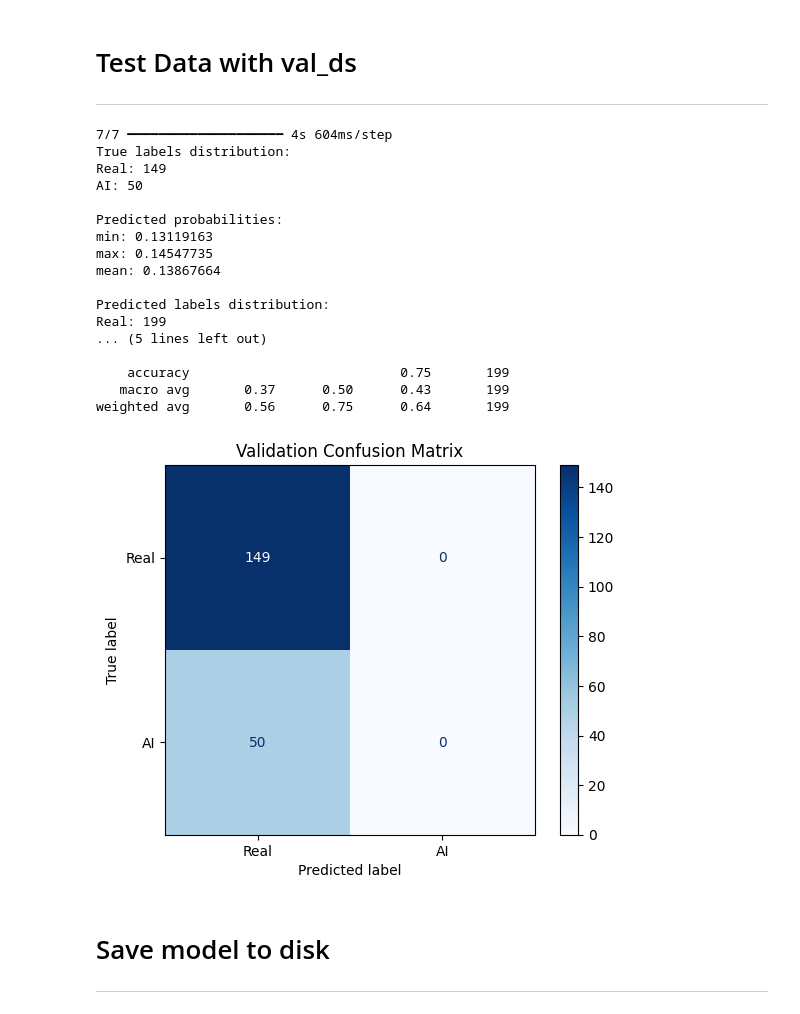
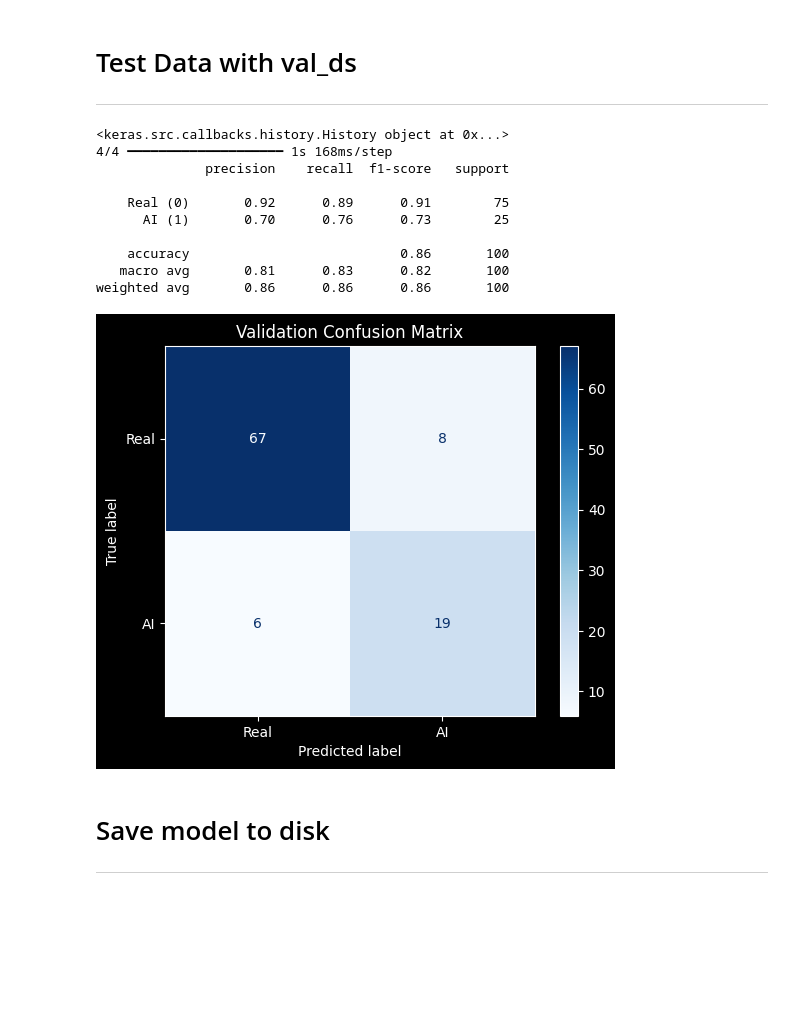
Before and after one commit to MonykTobias/CV, a Jupyter notebook: cnn_ai_vs_fake.ipynb, the cells around one changed output. Cells and saved outputs as stored; diff of their text form; code cells hidden in the pictures; blank space fills up the shorter version.

```diff
--- a/cnn_ai_vs_fake.ipynb
+++ b/cnn_ai_vs_fake.ipynb
@@ -144,6 +186,10 @@ train_ds = (tf.data.Dataset.from_tensor_slices((X_train, y_train))
             .batch(BATCH_SIZE)
             .prefetch(buffer_size=tf.data.AUTOTUNE))
 
+test_ds = ((tf.data.Dataset.from_tensor_slices((X_test, y_test)))
+           .batch(BATCH_SIZE)
+           .prefetch(buffer_size=tf.data.AUTOTUNE))
+
 val_ds = (tf.data.Dataset.from_tensor_slices((X_val, y_val))
           .batch(BATCH_SIZE)
           .prefetch(buffer_size=tf.data.AUTOTUNE))
@@ -253,29 +298,23 @@ model.compile(optimizer='adam', loss='binary_crossentropy', metrics=['accuracy']
 # Train the Model
 ---
 # %%
-# Collect labels only from the training dataset
-y_train = []
-
-for _, labels in train_ds:
-    y_train.extend(labels.numpy())
-
-y_train = np.array(y_train)
-
 # Compute class weights to handle class imbalance
 class_weights = compute_class_weight(
     class_weight='balanced',
     classes=np.unique(y_combined),
-    y=y_combined
+    y=y_train_expanded
 )
 
+# Add class weights to the model to handle class imbalance
 class_weight_dict = dict(enumerate(class_weights))
 
+# Stops training when the validation loss stops improving
 es = EarlyStopping(monitor='val_loss', patience=3, restore_best_weights=True)
 
 history = model.fit(
     train_ds,
     validation_data=val_ds,
-    epochs=10,
+    epochs=20,
     class_weight=class_weight_dict,
     callbacks=[es],
     verbose=1
@@ -294,67 +328,47 @@ Epoch 4/10
 ---
 # %%
 import numpy as np
-from sklearn.metrics import classification_report, confusion_matrix, ConfusionMatrixDisplay
-import matplotlib.pyplot as plt
+
+print(history)
 
 y_true = []
-for _, labels in val_ds:
+for _, labels in test_ds:
     y_true.extend(labels.numpy())
 y_true = np.array(y_true)
 
-y_pred_probs = model.predict(val_ds)
+y_pred_probs = model.predict(test_ds)
 
 # 3. Convert probabilities to binary choices (0 or 1)
 y_pred = (y_pred_probs >= 0.5).astype(int).flatten()
 
-print("True labels distribution:")
-print("Real:", np.sum(y_true == 0))
-print("AI:", np.sum(y_true == 1))
-
-print("\nPredicted probabilities:")
-print("min:", y_pred_probs.min())
-print("max:", y_pred_probs.max())
-print("mean:", y_pred_probs.mean())
-
-print("\nPredicted labels distribution:")
-print("Real:", np.sum(y_pred == 0))
-print("AI:", np.sum(y_pred == 1))
+from sklearn.metrics import classification_report
 
 # Print precision, recall, and F1-score
-print(classification_report(
-    y_true,
-    y_pred,
-    target_names=['Real (0)', 'AI (1)'],
-    zero_division=0
-))
+print(classification_report(y_true, y_pred, target_names=['Real (0)', 'AI (1)']))
+
+import matplotlib.pyplot as plt
+from sklearn.metrics import confusion_matrix, ConfusionMatrixDisplay
 
 # Compute the confusion matrix
 cm = confusion_matrix(y_true, y_pred)
 
 # Plot the confusion matrix visually
 disp = ConfusionMatrixDisplay(confusion_matrix=cm, display_labels=['Real', 'AI'])
 disp.plot(cmap=plt.cm.Blues)
 plt.title("Validation Confusion Matrix")
 plt.show()
 # %% [output]
-7/7 ━━━━━━━━━━━━━━━━━━━━ 4s 604ms/step
-True labels distribution:
-Real: 149
-AI: 50
+<keras.src.callbacks.history.History object at 0x...>
+4/4 ━━━━━━━━━━━━━━━━━━━━ 1s 168ms/step
+              precision    recall  f1-score   support
 
-Predicted probabilities:
-min: 0.13119163
-max: 0.14547735
-mean: 0.13867664
+    Real (0)       0.92      0.89      0.91        75
+      AI (1)       0.70      0.76      0.73        25
 
-Predicted labels distribution:
-Real: 199
-... (5 lines left out)
-
-    accuracy                           0.75       199
-   macro avg       0.37      0.50      0.43       199
-weighted avg       0.56      0.75      0.64       199
+    accuracy                           0.86       100
+   macro avg       0.81      0.83      0.82       100
+weighted avg       0.86      0.86      0.86       100
-[figure, old version]
+[figure, new version]
 # %% [markdown]
 # Save model to disk
 ---
```
Also changed, not shown: parts of 15 cells of this notebook.
